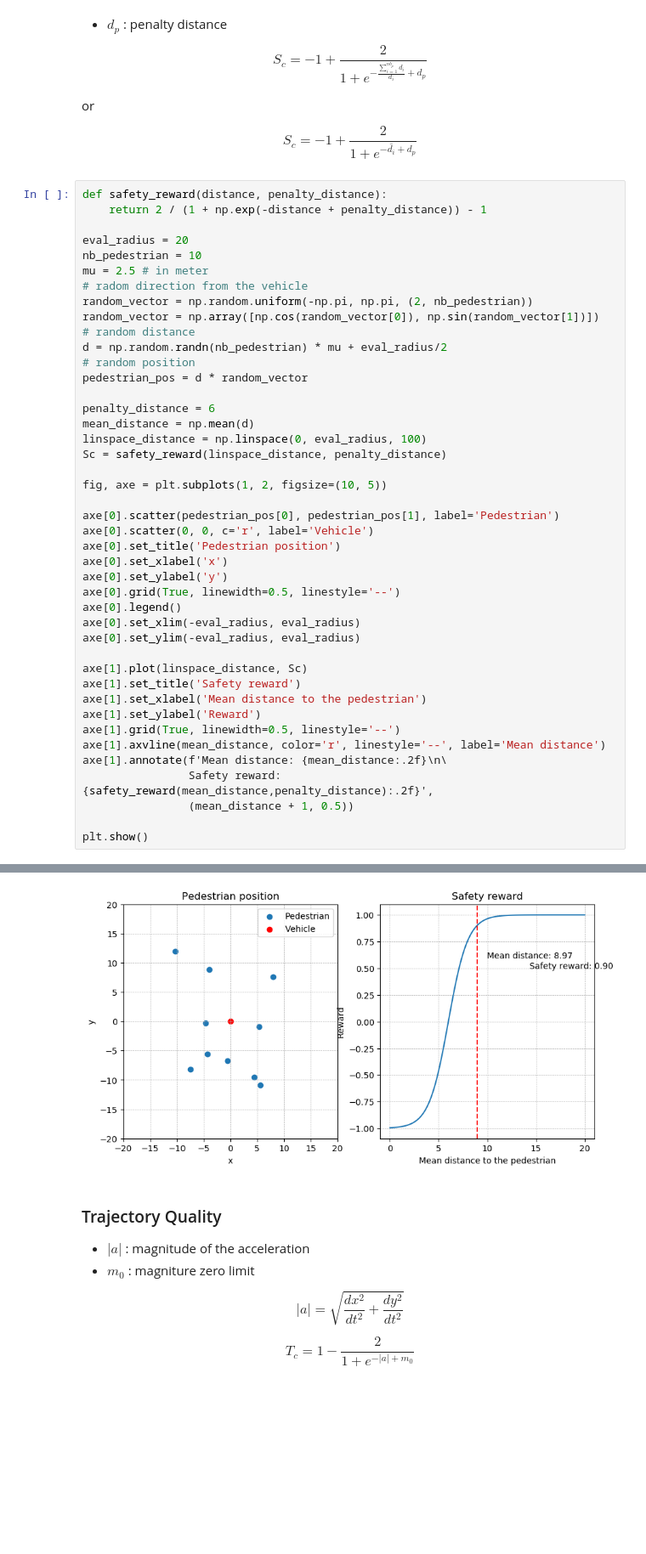
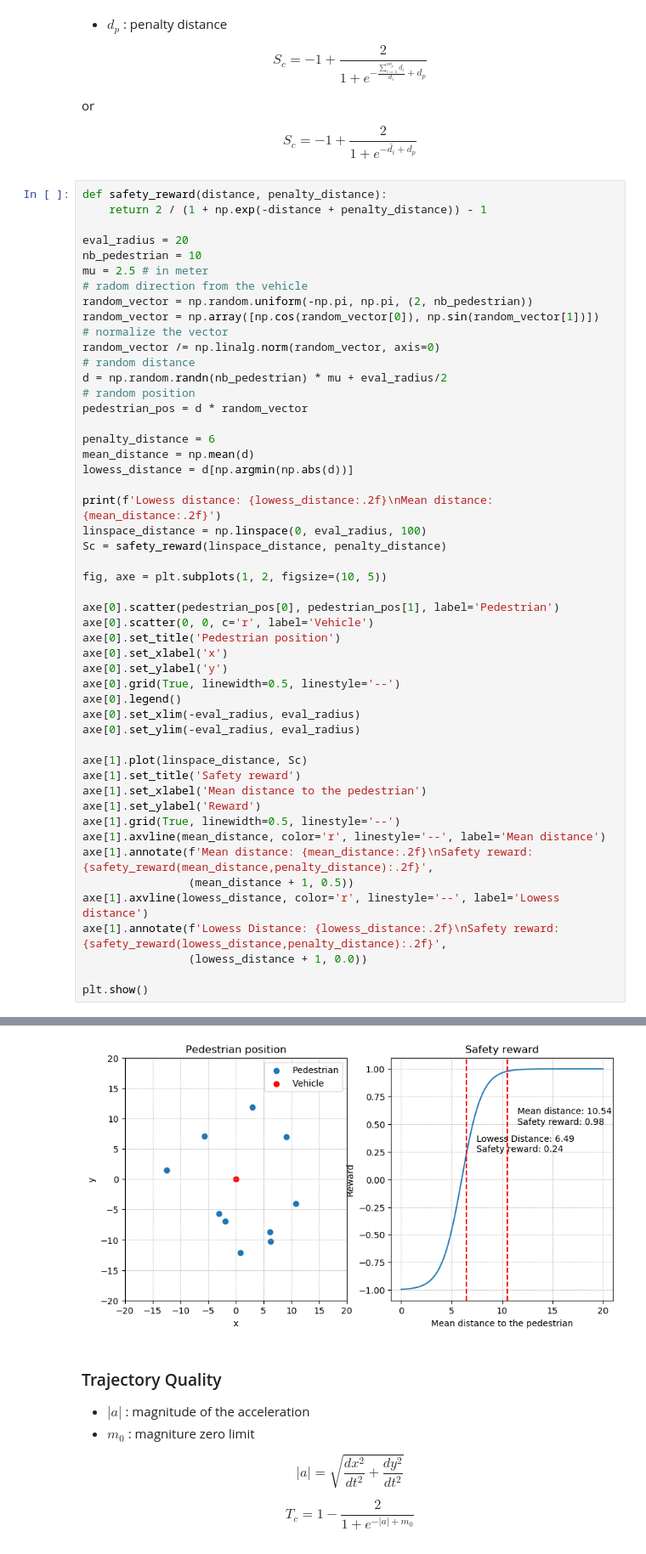
Before and after one commit to White-On/Streamlit_Presentation, a Jupyter notebook: fitness_notebook.ipynb, the cells around one changed output, grey strips where cells are left out. Shown at 85% size. Cells and saved outputs as stored; diff of their text form; blank space fills up the shorter version.

```diff
--- a/fitness_notebook.ipynb
+++ b/fitness_notebook.ipynb
@@ -90,6 +90,8 @@ mu = 2.5 # in meter
 # radom direction from the vehicle
 random_vector = np.random.uniform(-np.pi, np.pi, (2, nb_pedestrian))
 random_vector = np.array([np.cos(random_vector[0]), np.sin(random_vector[1])])
+# normalize the vector
+random_vector /= np.linalg.norm(random_vector, axis=0)
 # random distance
 d = np.random.randn(nb_pedestrian) * mu + eval_radius/2
 # random position
@@ -97,6 +99,9 @@ pedestrian_pos = d * random_vector
 
 penalty_distance = 6
 mean_distance = np.mean(d)
+lowess_distance = d[np.argmin(np.abs(d))]
+
+print(f'Lowess distance: {lowess_distance:.2f}\nMean distance: {mean_distance:.2f}')
 linspace_distance = np.linspace(0, eval_radius, 100)
 Sc = safety_reward(linspace_distance, penalty_distance)
 
@@ -118,9 +123,11 @@ axe[1].set_xlabel('Mean distance to the pedestrian')
 axe[1].set_ylabel('Reward')
 axe[1].grid(True, linewidth=0.5, linestyle='--')
 axe[1].axvline(mean_distance, color='r', linestyle='--', label='Mean distance')
-axe[1].annotate(f'Mean distance: {mean_distance:.2f}\n\
-                Safety reward: {safety_reward(mean_distance,penalty_distance):.2f}',
+axe[1].annotate(f'Mean distance: {mean_distance:.2f}\nSafety reward: {safety_reward(mean_distance,penalty_distance):.2f}',
                 (mean_distance + 1, 0.5))
+axe[1].axvline(lowess_distance, color='r', linestyle='--', label='Lowess distance')
+axe[1].annotate(f'Lowess Distance: {lowess_distance:.2f}\nSafety reward: {safety_reward(lowess_distance,penalty_distance):.2f}',
+                (lowess_distance + 1, 0.0))
 
 plt.show()
 # %% [output]
@@ -127,4 +136,4 @@ plt.show()
-[figure, old version]
+[figure, new version]
 # %% [markdown]
 ### Trajectory Quality
 - $|a|$ : magnitude of the acceleration
```
Also changed, not shown: parts of 1 cell of this notebook, 1 other file.
